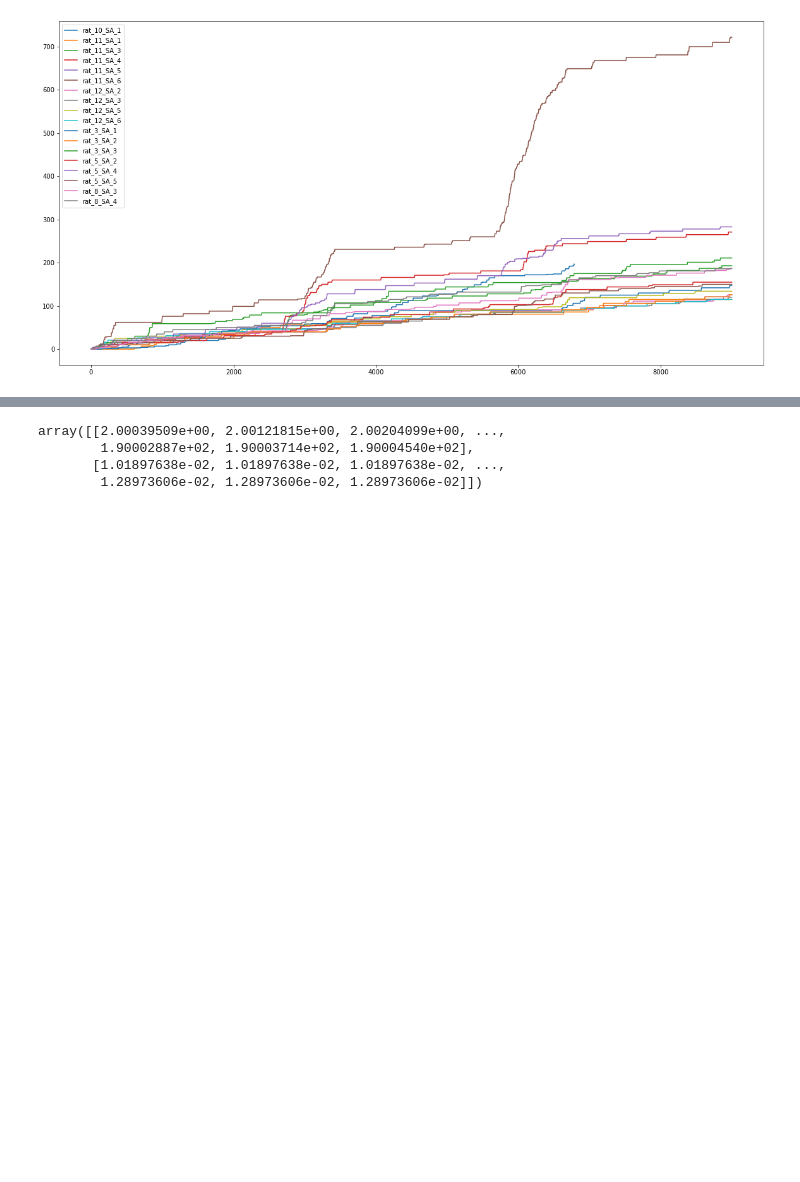
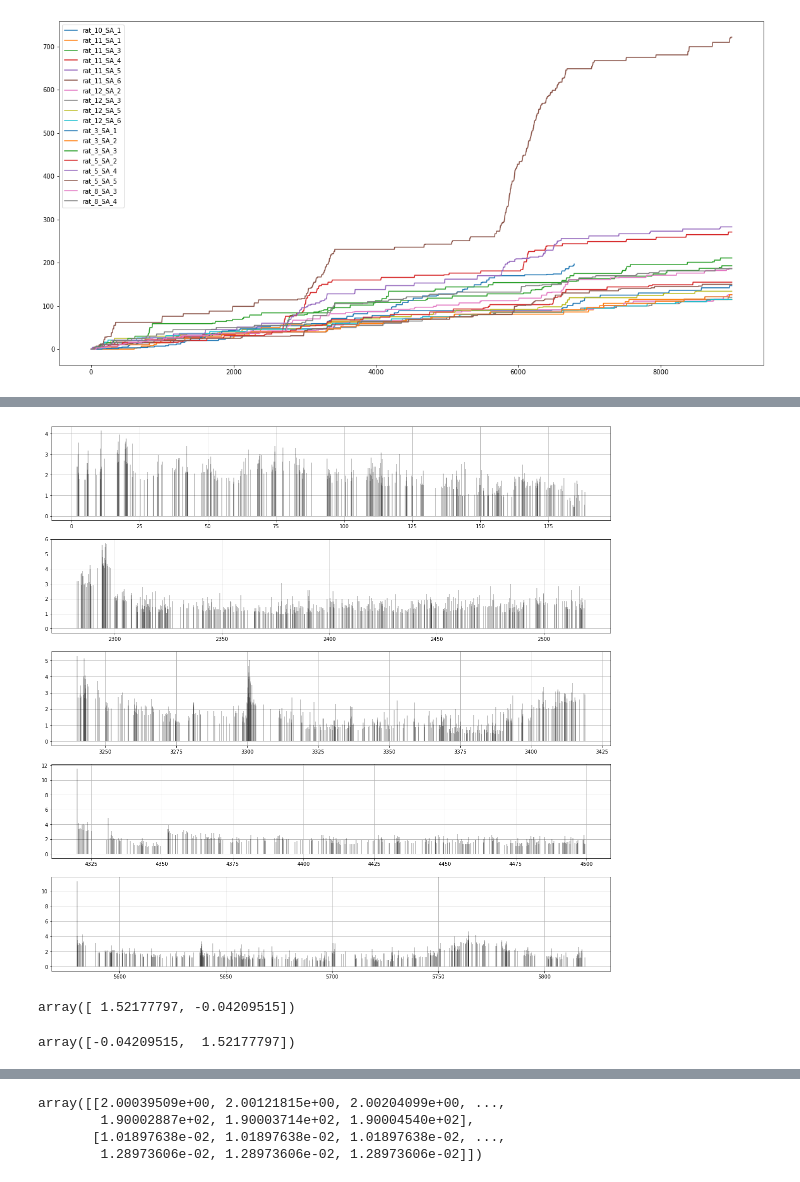
Before and after one commit to matias-ceau/pyfiber, a Jupyter notebook: dev/FIBER.ipynb, the cells around one changed output, grey strips where cells are left out. Cells and saved outputs as stored; diff of their text form; code cells hidden in the pictures; blank space fills up the shorter version.

```diff
--- a/dev/FIBER.ipynb
+++ b/dev/FIBER.ipynb
@@ -338,0 +461,3 @@ detect_peaks(time,signal,10)
+# %%
+rel()
+ft = fiber_data.FiberData('../../DATA/AS21R/rat_10_SA_1/AS21RSA1Rat1002032022_0.csv')
@@ -338,0 +482,6 @@ detect_peaks(time,signal,10)
+# %%
+ft.peakFA = fiber_data.FiberData.peakFA
+# %%
+ft.plot_transients()
+# %% [output]
+[figure, added]
@@ -338,0 +491,10 @@ detect_peaks(time,signal,10)
+# %%
+coeff1 = np.polyfit(ctrl,sig,1)
+coeff1
+# %% [output]
+array([ 1.52177797, -0.04209515])
+# %%
+coeff2 = np.polynomial.polynomial.polyfit(ctrl,sig,1)
+coeff2
+# %% [output]
+array([-0.04209515,  1.52177797])
```
Also changed, not shown: parts of 63 cells of this notebook, 5 other files.
